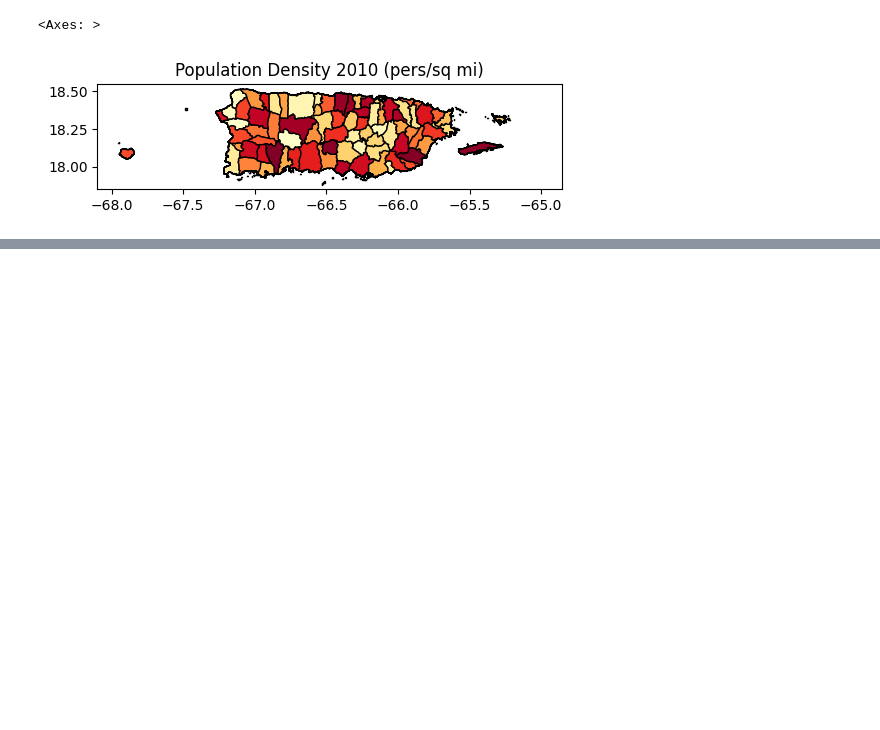
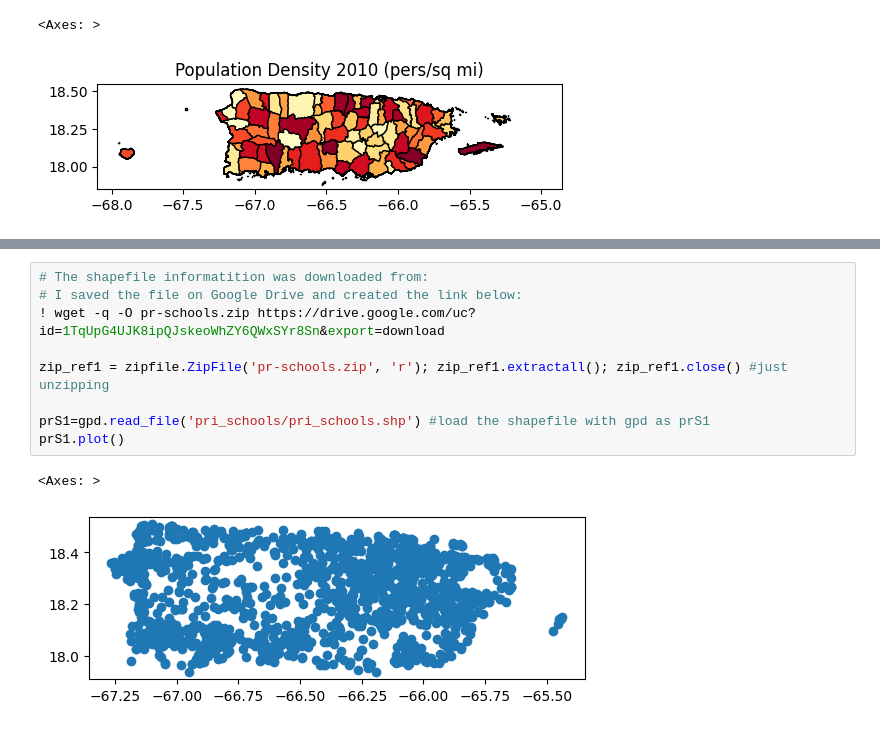
Before and after one commit to Venettov/Riveraruiz_GIS, a Jupyter notebook: PS0_Test.ipynb, the cells around one changed output, grey strips where cells are left out. Saved outputs shown, nothing was run; the diff lists cells and outputs as text; blank space fills up the shorter version.

```diff
--- a/PS0_Test.ipynb
+++ b/PS0_Test.ipynb
@@ -96,0 +108,12 @@ ax.title.set_text("Population Density 2010 (pers/sq mi)")
+# %%
+# The shapefile informatition was downloaded from:
+# I saved the file on Google Drive and created the link below:
+! wget -q -O pr-schools.zip https://drive.google.com/uc?id=1TqUpG4UJK8ipQJskeoWhZY6QWxSYr8Sn&export=download
+
+zip_ref1 = zipfile.ZipFile('pr-schools.zip', 'r'); zip_ref1.extractall(); zip_ref1.close() #just unzipping
+
+prS1=gpd.read_file('pri_schools/pri_schools.shp') #load the shapefile with gpd as prS1
+prS1.plot()
+# %% [output]
+<Axes: >
+[figure, added]
```
Also changed, not shown: parts of 2 cells of this notebook.
